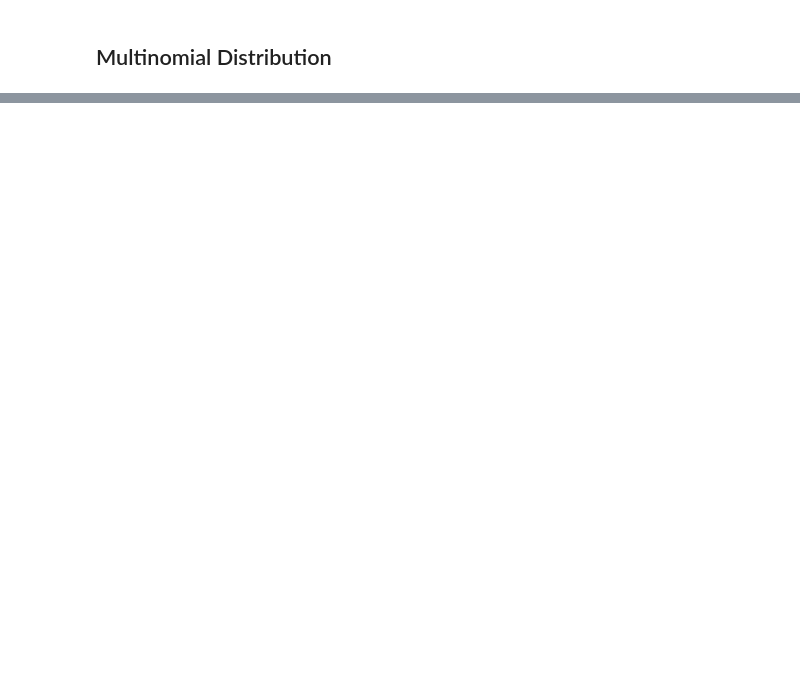
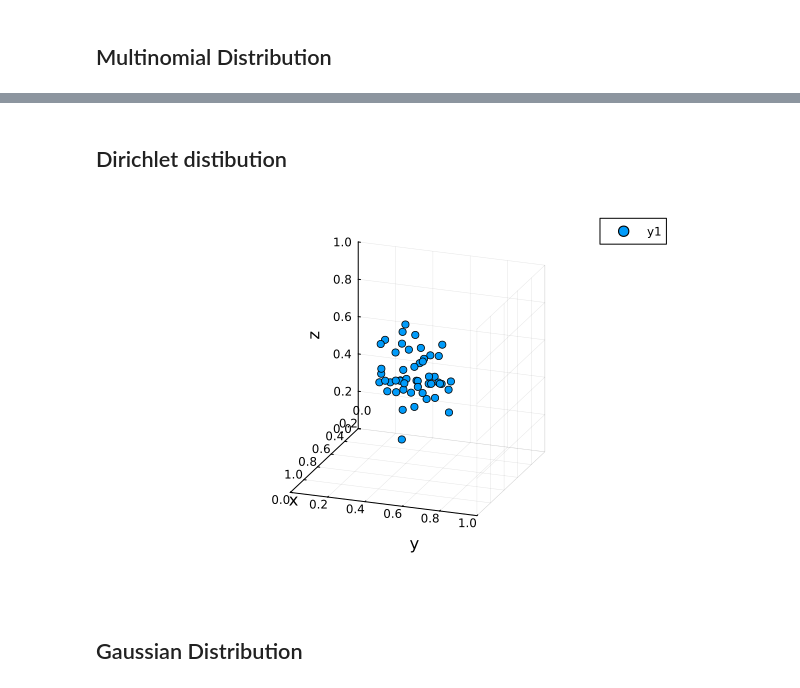
Before and after one commit to SylvainBrouwer/PRML-in-Julia, a Jupyter notebook: notebooks/ch02_probability_distributions.ipynb, the cells around one changed output, grey strips where cells are left out. Cells and saved outputs as stored; diff of their text form; code cells hidden in the pictures; blank space fills up the shorter version.

Commit message:
Added Dirichlet distribution.

```diff
--- a/notebooks/ch02_probability_distributions.ipynb
+++ b/notebooks/ch02_probability_distributions.ipynb
@@ -111,0 +112,17 @@ Probability of max throw: 0.004629629629629629
+# %% [markdown]
+## Dirichlet distibution
+# %%
+# This plot is ugly, but I'm not going to bother right now
+# TODO: Look into ternary plots
+mu = [5, 10, 10]
+dist = Dirichlet(mu)
+X = map(x -> sample(dist), 1:50);
+X = reduce(vcat, transpose.(X))
+x, y, z = X[:, 1], X[:, 2], X[:, 3]
+plot(x, y, z, seriestype=:scatter, xlabel="x", ylabel="y", zlabel="z")
+plot!(xlims=(0,1), ylims=(0,1), zlims=(0,1))
+plot!(camera=(110,20))
+# %% [output]
+[figure, added]
+# %% [markdown]
+## Gaussian Distribution
```
Also changed, not shown: parts of 4 cells of this notebook, 5 other files.
